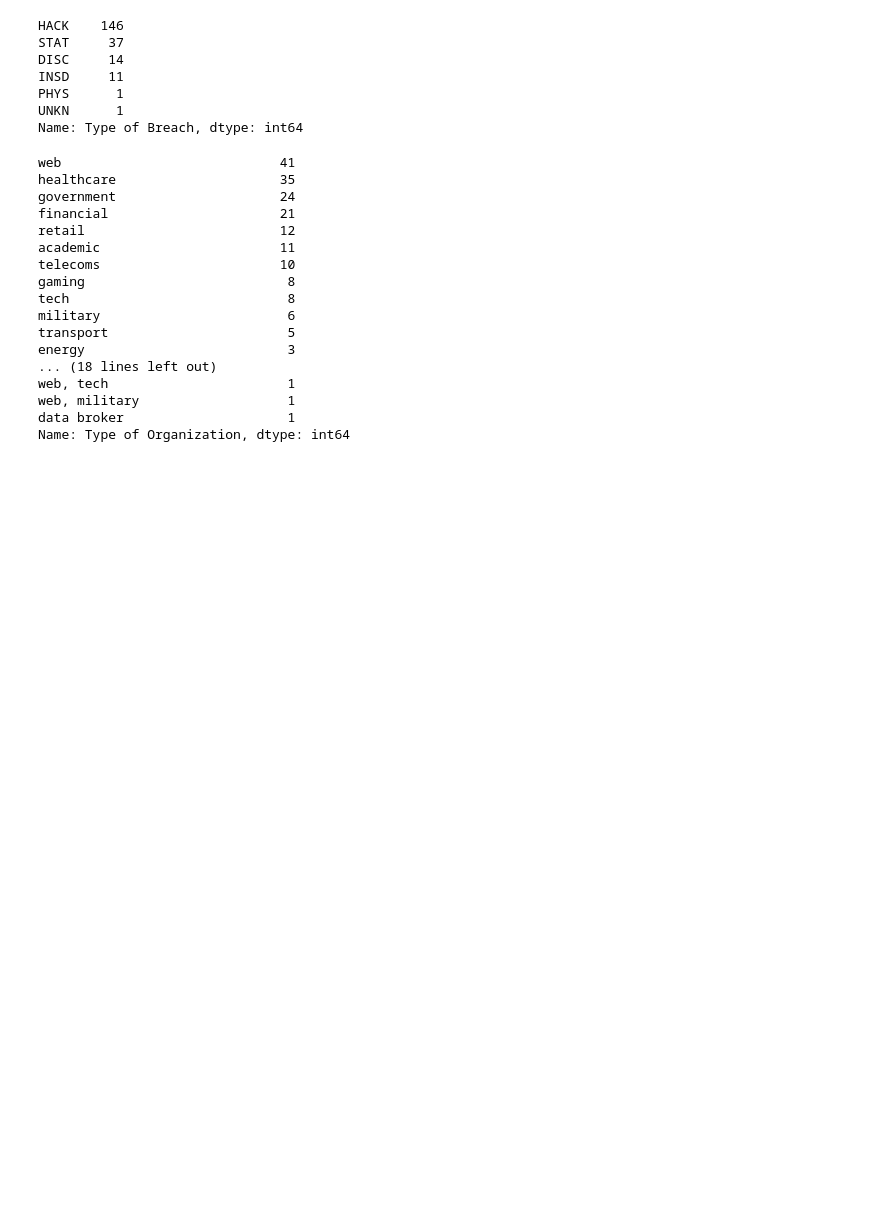
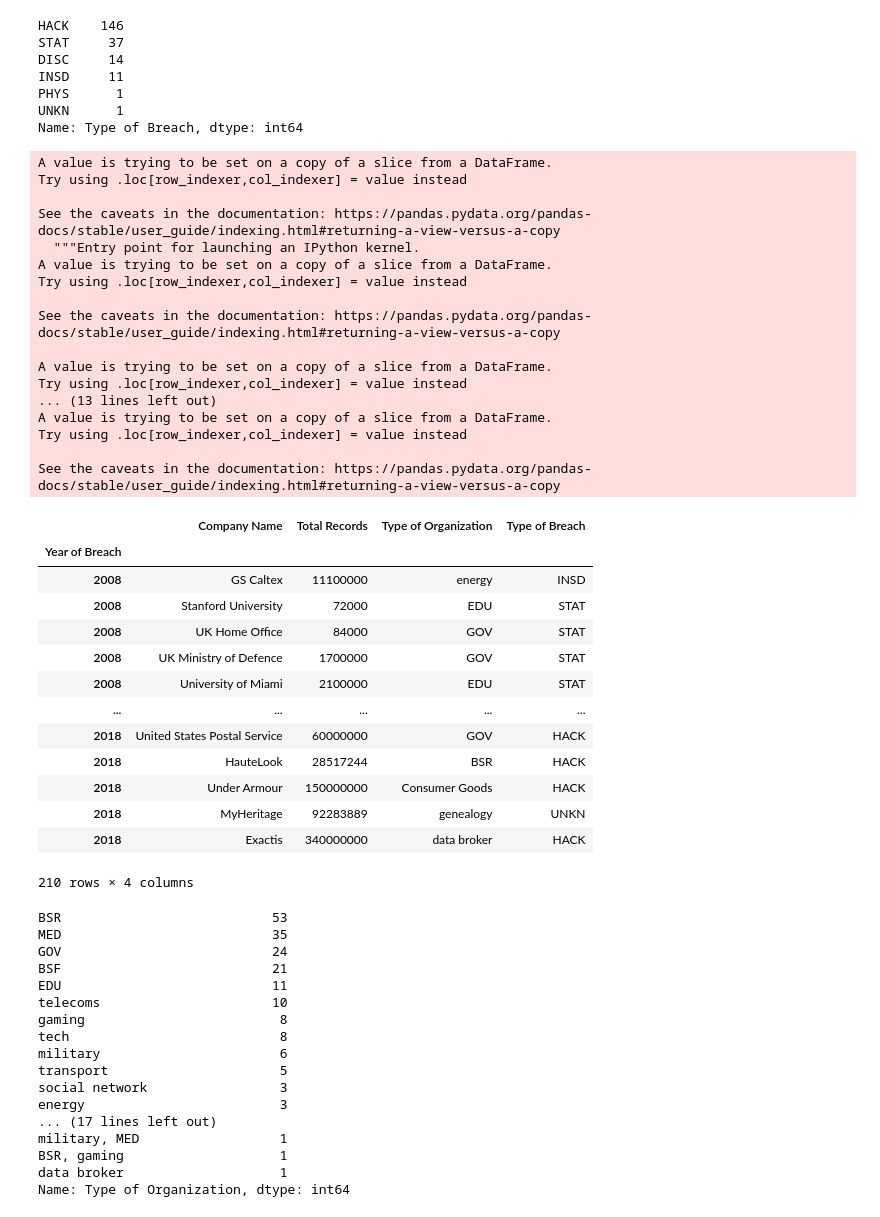
Before and after one commit to chaka37/Project1, a Jupyter notebook: notebooks/liam.ipynb, the cells around one changed output. Cells and saved outputs as stored; diff of their text form; code cells hidden in the pictures; blank space fills up the shorter version.

Commit message:
finished data cleaning, ready for merge!

```diff
--- a/notebooks/liam.ipynb
+++ b/notebooks/liam.ipynb
@@ -121,24 +121,63 @@ INSD     11
 PHYS      1
 UNKN      1
 Name: Type of Breach, dtype: int64
+# %%
+csv_2_data['Type of Organization'] = csv_2_data['Type of Organization'].str.replace('web','BSR')
+csv_2_data['Type of Organization'] = csv_2_data['Type of Organization'].str.replace('academic','EDU')
+csv_2_data['Type of Organization'] = csv_2_data['Type of Organization'].str.replace('government','GOV')
+csv_2_data['Type of Organization'] = csv_2_data['Type of Organization'].str.replace('financial','BSF')
+csv_2_data['Type of Organization'] = csv_2_data['Type of Organization'].str.replace('healthcare','MED')
+csv_2_data['Type of Organization'] = csv_2_data['Type of Organization'].str.replace('retail','BSR')
+# %% [output]
+A value is trying to be set on a copy of a slice from a DataFrame.
+Try using .loc[row_indexer,col_indexer] = value instead
+
+See the caveats in the documentation: https://pandas.pydata.org/pandas-docs/stable/user_guide/indexing.html#returning-a-view-versus-a-copy
+  """Entry point for launching an IPython kernel.
+A value is trying to be set on a copy of a slice from a DataFrame.
+Try using .loc[row_indexer,col_indexer] = value instead
+
+See the caveats in the documentation: https://pandas.pydata.org/pandas-docs/stable/user_guide/indexing.html#returning-a-view-versus-a-copy
+
+A value is trying to be set on a copy of a slice from a DataFrame.
+Try using .loc[row_indexer,col_indexer] = value instead
+... (13 lines left out)
+A value is trying to be set on a copy of a slice from a DataFrame.
+Try using .loc[row_indexer,col_indexer] = value instead
+
+See the caveats in the documentation: https://pandas.pydata.org/pandas-docs/stable/user_guide/indexing.html#returning-a-view-versus-a-copy
+|  | Company Name | Total Records | Type of Organization | Type of Breach |
+| Year of Breach |  |  |  |  |
+| 2008 | GS Caltex | 11100000 | energy | INSD |
+| 2008 | Stanford University | 72000 | EDU | STAT |
+| 2008 | UK Home Office | 84000 | GOV | STAT |
+| 2008 | UK Ministry of Defence | 1700000 | GOV | STAT |
+| 2008 | University of Miami | 2100000 | EDU | STAT |
+| ... | ... | ... | ... | ... |
+| 2018 | United States Postal Service | 60000000 | GOV | HACK |
+| 2018 | HauteLook | 28517244 | BSR | HACK |
+| 2018 | Under Armour | 150000000 | Consumer Goods | HACK |
+| 2018 | MyHeritage | 92283889 | genealogy | UNKN |
+| 2018 | Exactis | 340000000 | data broker | HACK |
+210 rows × 4 columns
 # %%
 #Possible pyviz chart, after merging csvs
 csv_2_data['Type of Organization'].value_counts()
 # %% [output]
-web                            41
-healthcare                     35
-government                     24
-financial                      21
-retail                         12
-academic                       11
-telecoms                       10
-gaming                          8
-tech                            8
-military                        6
-transport                       5
-energy                          3
-... (18 lines left out)
-web, tech                       1
-web, military                   1
-data broker                     1
+BSR                           53
+MED                           35
+GOV                           24
+BSF                           21
+EDU                           11
+telecoms                      10
+gaming                         8
+tech                           8
+military                       6
+transport                      5
+social network                 3
+energy                         3
+... (17 lines left out)
+military, MED                  1
+BSR, gaming                    1
+data broker                    1
 Name: Type of Organization, dtype: int64
```
Also changed, not shown: parts of 1 cell of this notebook.
